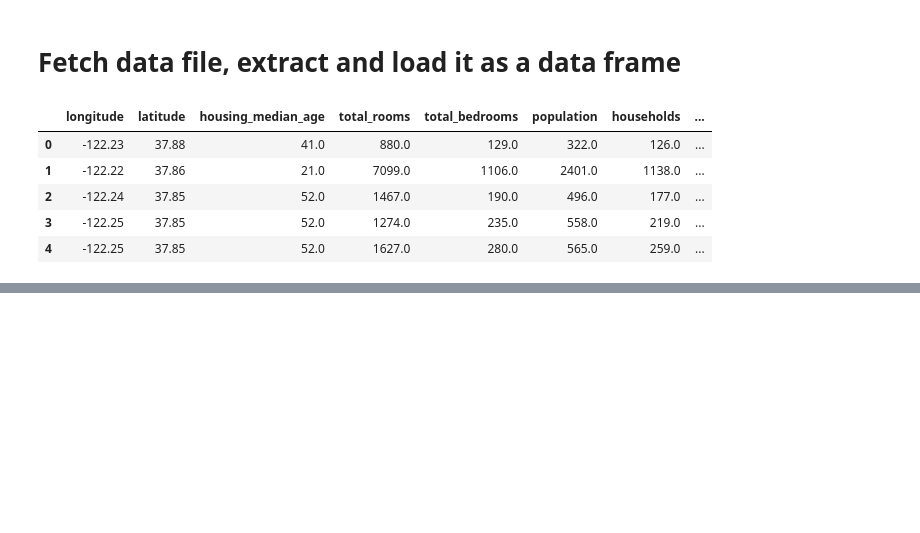
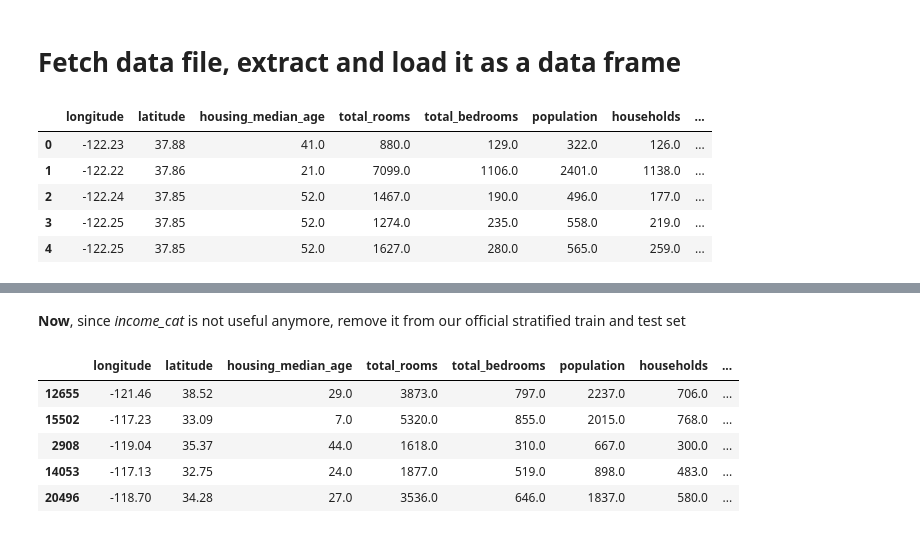
Before and after one commit to dangtna1/California-housing-price, a Jupyter notebook: California-housing-price.ipynb, the cells around one changed output, grey strips where cells are left out. Drawn from its saved outputs; the diff is of its cells as text; code cells hidden in the pictures; blank space fills up the shorter version.

```diff
--- a/California-housing-price.ipynb
+++ b/California-housing-price.ipynb
@@ -40,0 +120,7 @@ housing.head()
+# %%
+split = StratifiedShuffleSplit(n_splits=1, test_size=0.2, random_state=42)
+
+# split.split() returns a tuple of two array of indices for train and test sets
+for train_index, test_index in split.split(housing, housing['income_cat']):
+    strat_train_set = housing.loc[train_index]
+    strat_test_set = housing.loc[test_index]
@@ -40,0 +151,2 @@ housing.head()
+# %% [markdown]
+**Now**, since *income_cat* is not useful anymore, remove it from our official stratified train and test set
@@ -40,0 +156,9 @@ housing.head()
+# %%
+strat_train_set.head()
+# %% [output]
+|  | longitude | latitude | housing_median_age | total_rooms | total_bedrooms | population | households | ... |
+| 12655 | -121.46 | 38.52 | 29.0 | 3873.0 | 797.0 | 2237.0 | 706.0 | ... |
+| 15502 | -117.23 | 33.09 | 7.0 | 5320.0 | 855.0 | 2015.0 | 768.0 | ... |
+| 2908 | -119.04 | 35.37 | 44.0 | 1618.0 | 310.0 | 667.0 | 300.0 | ... |
+| 14053 | -117.13 | 32.75 | 24.0 | 1877.0 | 519.0 | 898.0 | 483.0 | ... |
+| 20496 | -118.70 | 34.28 | 27.0 | 3536.0 | 646.0 | 1837.0 | 580.0 | ... |
```
Also changed, not shown: parts of 19 cells of this notebook.
